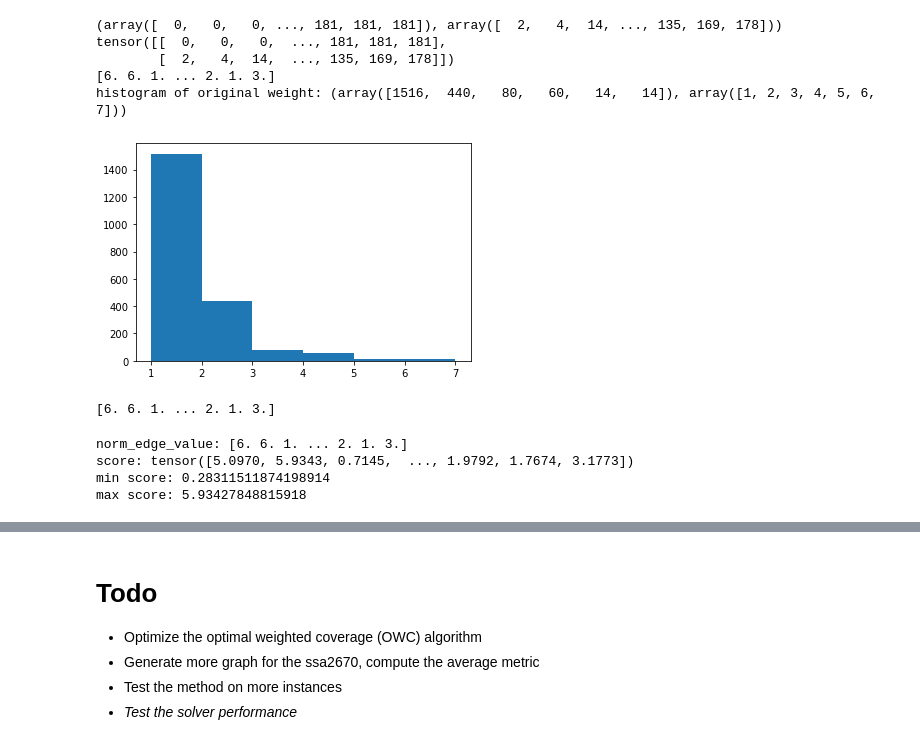
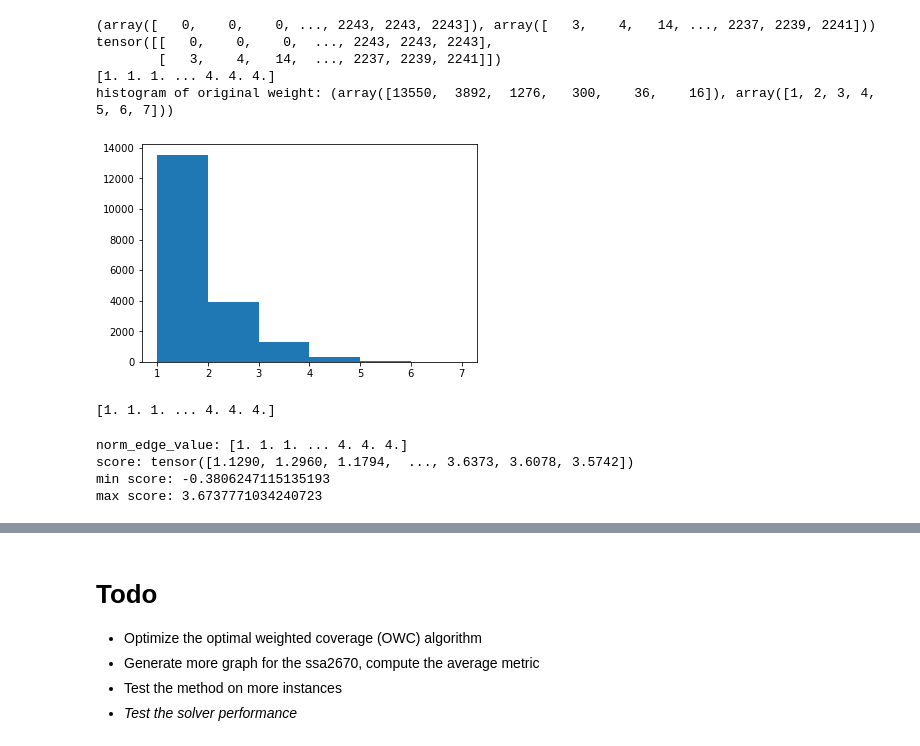
Before and after one commit to LOGO-CUHKSZ/W2SAT, a Jupyter notebook: main.ipynb, the cells around one changed output, grey strips where cells are left out. Cells and saved outputs as stored; diff of their text form; code cells hidden in the pictures.

```diff
--- a/main.ipynb
+++ b/main.ipynb
@@ -36,48 +36,51 @@ class GCN(torch.nn.Module):
 
         return x
 # %%
-sat_path = './ssa2670-141.processed.cnf'
+sat_name = 'countbitsrotate016.processed.cnf'
+
+sat_path = f'./dataset/train_formulas/{sat_name}'
 num_vars, num_clauses, sat_instance = read_sat(sat_path)
+max_len = max([len(clause) for clause in sat_instance])
 
 lig_adjacency_matrix, lig_weighted_adjacency_matrix = sat_to_lig_adjacency_matrix(sat_instance, num_vars)
 print(lig_adjacency_matrix.nonzero())
 
 
 # graph = nx.from_numpy_matrix(lig_adjacency_matrix)
 # edges = nx.to_edgelist(graph)
 # print(lig_adjacency_matrix.nonzero())
 
 edge_index = torch.tensor(lig_adjacency_matrix.nonzero(), dtype=torch.long)
 print(edge_index)
 edge_value = lig_weighted_adjacency_matrix[lig_adjacency_matrix.nonzero()]
 print(edge_value)
 print(f'histogram of original weight: {np.histogram(edge_value, bins=[1, 2, 3, 4, 5, 6, 7])}')
 plt.hist(edge_value, bins=[1, 2, 3, 4, 5, 6, 7])
 plt.show()
 # max_edge_value = max(edge_value)
 # norm_edge_value = edge_value/max_edge_value
 norm_edge_value = edge_value
 print(norm_edge_value)
 
-embeddings = torch.load('./embeddings.pt')
+embeddings = torch.load(f'./model/embeddings/{sat_name}.pt')
 embeddings.requires_grad = False
 # print(embeddings)
 x = embeddings
 data = Data(x=x, edge_index=edge_index)
 # %% [output]
-(array([  0,   0,   0, ..., 181, 181, 181]), array([  2,   4,  14, ..., 135, 169, 178]))
-tensor([[  0,   0,   0,  ..., 181, 181, 181],
-        [  2,   4,  14,  ..., 135, 169, 178]])
-[6. 6. 1. ... 2. 1. 3.]
-histogram of original weight: (array([1516,  440,   80,   60,   14,   14]), array([1, 2, 3, 4, 5, 6, 7]))
+(array([   0,    0,    0, ..., 2243, 2243, 2243]), array([   3,    4,   14, ..., 2237, 2239, 2241]))
+tensor([[   0,    0,    0,  ..., 2243, 2243, 2243],
+        [   3,    4,   14,  ..., 2237, 2239, 2241]])
+[1. 1. 1. ... 4. 4. 4.]
+histogram of original weight: (array([13550,  3892,  1276,   300,    36,    16]), array([1, 2, 3, 4, 5, 6, 7]))
-[figure, old version]
+[figure, new version]
-[6. 6. 1. ... 2. 1. 3.]
+[1. 1. 1. ... 4. 4. 4.]
 # %%
 # training
 model = GCN(50)
 optimizer = torch.optim.Adam(model.parameters(), lr=0.01, weight_decay=5e-4)
 model.train()
-for epoch in range(300):
+for epoch in range(500):
     optimizer.zero_grad()
     out = model(data)
     src, dst = edge_index
@@ -98,10 +101,10 @@ print(f"score: {score.detach()}")
 print(f"min score: {min(score)}")
 print(f"max score: {max(score)}")
 # %% [output]
-norm_edge_value: [6. 6. 1. ... 2. 1. 3.]
-score: tensor([5.0970, 5.9343, 0.7145,  ..., 1.9792, 1.7674, 3.1773])
-min score: 0.28311511874198914
-max score: 5.93427848815918
+norm_edge_value: [1. 1. 1. ... 4. 4. 4.]
+score: tensor([1.1290, 1.2960, 1.1794,  ..., 3.6373, 3.6078, 3.5742])
+min score: -0.3806247115135193
+max score: 3.6737771034240723
 # %%
 # CELL
 import warnings
```
Also changed, not shown: parts of 5 cells of this notebook, 48 other files.
